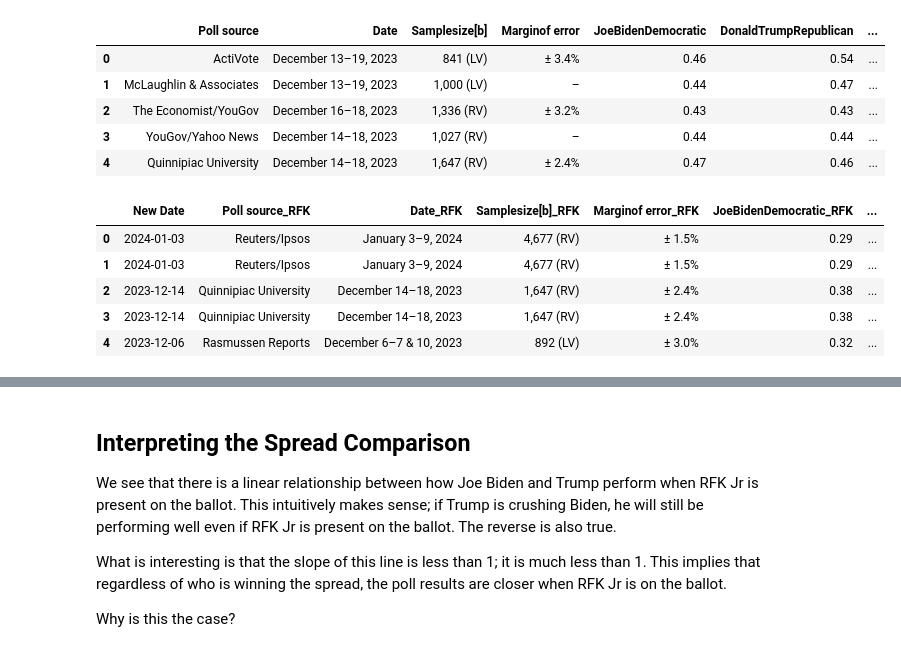
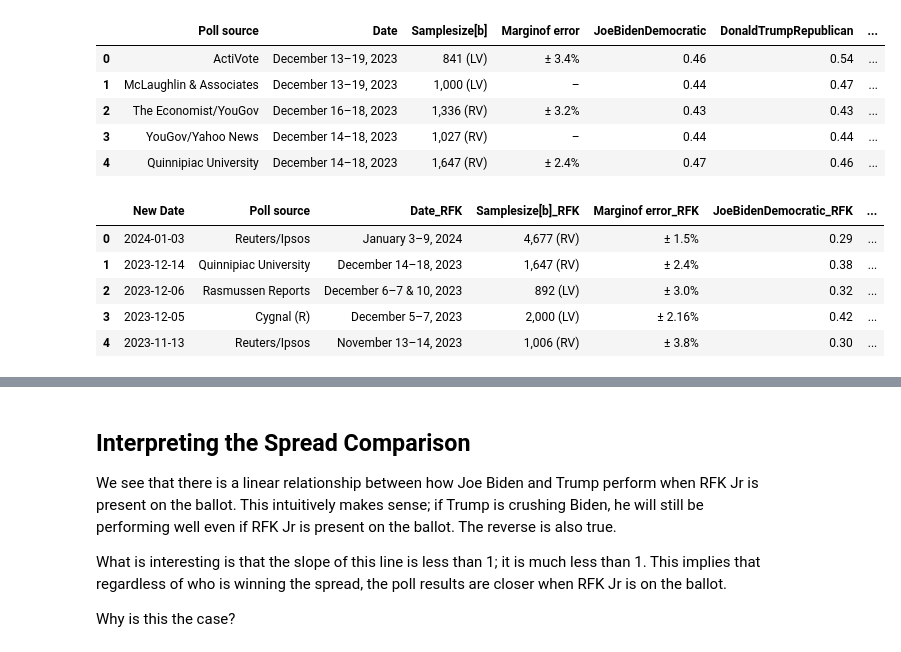
Before and after one commit to robertfeldstein/Election2024, a Jupyter notebook: rfkjr.ipynb, the cells around one changed output, grey strips where cells are left out. Cells and saved outputs as stored; diff of their text form; code cells hidden in the pictures.

```diff
--- a/rfkjr.ipynb
+++ b/rfkjr.ipynb
@@ -91,15 +91,15 @@ jbdt.head()
 # %%
 # Merge the two dataframes on new data
 
-merged = pd.merge(rfk, jbdt, on="New Date", suffixes=('_RFK', '_JBDT'))
+merged = pd.merge(rfk, jbdt, on=["New Date", "Poll source"], suffixes=('_RFK', '_JBDT'))
 merged.head()
 # %% [output]
-|  | New Date | Poll source_RFK | Date_RFK | Samplesize[b]_RFK | Marginof error_RFK | JoeBidenDemocratic_RFK | ... |
+|  | New Date | Poll source | Date_RFK | Samplesize[b]_RFK | Marginof error_RFK | JoeBidenDemocratic_RFK | ... |
 | 0 | 2024-01-03 | Reuters/Ipsos | January 3–9, 2024 | 4,677 (RV) | ± 1.5% | 0.29 | ... |
-| 1 | 2024-01-03 | Reuters/Ipsos | January 3–9, 2024 | 4,677 (RV) | ± 1.5% | 0.29 | ... |
-| 2 | 2023-12-14 | Quinnipiac University | December 14–18, 2023 | 1,647 (RV) | ± 2.4% | 0.38 | ... |
-| 3 | 2023-12-14 | Quinnipiac University | December 14–18, 2023 | 1,647 (RV) | ± 2.4% | 0.38 | ... |
-| 4 | 2023-12-06 | Rasmussen Reports | December 6–7 & 10, 2023 | 892 (LV) | ± 3.0% | 0.32 | ... |
+| 1 | 2023-12-14 | Quinnipiac University | December 14–18, 2023 | 1,647 (RV) | ± 2.4% | 0.38 | ... |
+| 2 | 2023-12-06 | Rasmussen Reports | December 6–7 & 10, 2023 | 892 (LV) | ± 3.0% | 0.32 | ... |
+| 3 | 2023-12-05 | Cygnal (R) | December 5–7, 2023 | 2,000 (LV) | ± 2.16% | 0.42 | ... |
+| 4 | 2023-11-13 | Reuters/Ipsos | November 13–14, 2023 | 1,006 (RV) | ± 3.8% | 0.30 | ... |
 # %%
 #Scatterplot the two different spreads
 
```
Also changed, not shown: parts of 5 cells of this notebook, 3 other files.
